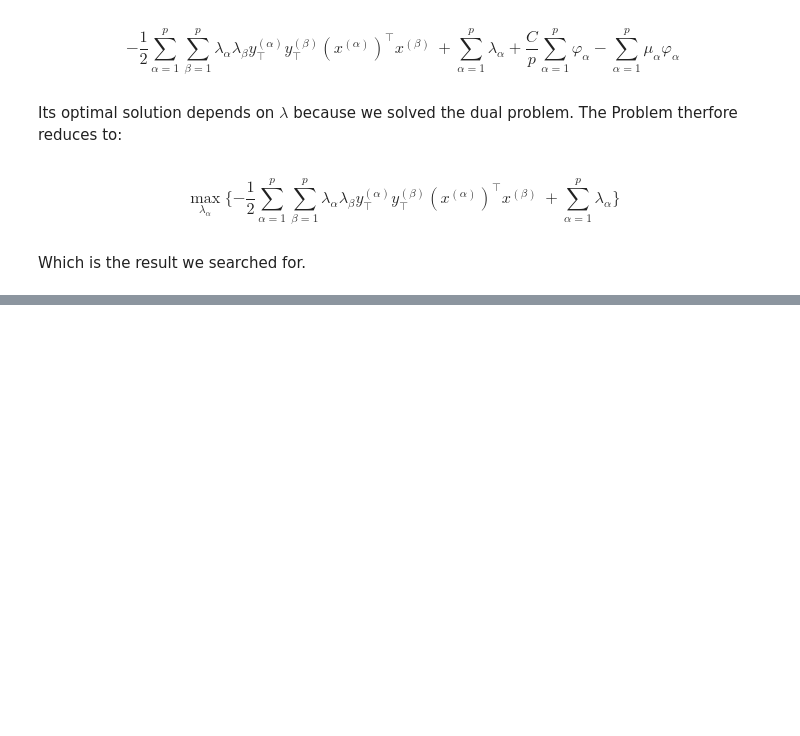
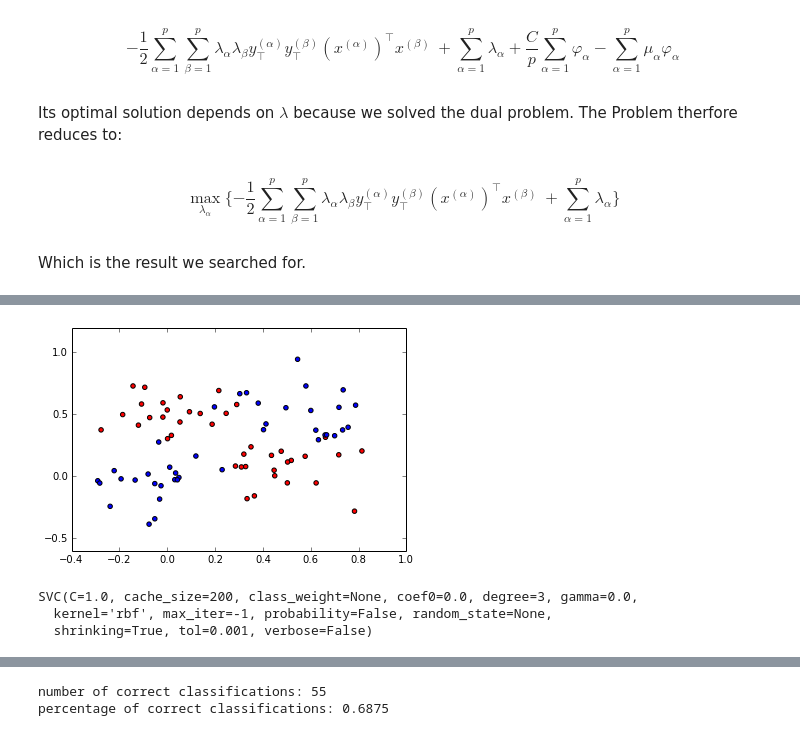
Before and after one commit to JensMeiners/MI1, a Jupyter notebook: Ex09/Ex09.ipynb, the cells around one changed output, grey strips where cells are left out. Saved outputs shown, nothing was run; the diff lists cells and outputs as text; code cells hidden in the pictures; blank space fills up the shorter version.

```diff
--- a/Ex09/Ex09.ipynb
+++ b/Ex09/Ex09.ipynb
@@ -45,3 +45,47 @@ Which is the result we searched for.
 <img src="Auswahl_2016-01-11_004.png">
 # %% [markdown]
 <img src="Auswahl_2016-01-11_005.png">
+# %%
+# imports
+import numpy as np
+import matplotlib.pyplot as plt
+import matplotlib as mpl
+from matplotlib import colors
+%matplotlib inline
+cmap = colors.LinearSegmentedColormap(
+    'red_blue_classes',
+    {'blue': [(0, 0.7, 0.7), (1, 1, 1)],
+     'green': [(0, 0.7, 0.7), (1, 0.7, 0.7)],
+     'red': [(0, 1, 1), (1, 0.7, 0.7)]})
+plt.cm.register_cmap(cmap=cmap)
+
+# generate training data
+cov = [[0.1, 0], [0, 0.1]]
+
+mean1 = [0. , 1.]
+mean2 = [1. , 0.]
+mean3 = [0. , 0.]
+mean4 = [1. , 1.]
+
+p1 = 0.5*(np.vstack((np.random.multivariate_normal(mean1, cov, 20), np.random.multivariate_normal(mean2, cov, 20))))
+p2 = 0.5*(np.vstack((np.random.multivariate_normal(mean3, cov, 20), np.random.multivariate_normal(mean4, cov, 20))))
+
+plt.scatter(p1[:,0], p1[:,1], c='red')
+plt.scatter(p2[:,0], p2[:,1], c='blue')
+plt.show()
+
+p1 = np.append(p1,np.ones((40,1)), axis=1)
+p2 = np.append(p2,np.zeros((40,1)), axis=1)
+
+train = np.append(p1,p2, axis =0)
+np.random.shuffle(train)
+
+p3 = 0.5*(np.vstack((np.random.multivariate_normal(mean1, cov, 20), np.random.multivariate_normal(mean2, cov, 20))))
+p4 = 0.5*(np.vstack((np.random.multivariate_normal(mean3, cov, 20), np.random.multivariate_normal(mean4, cov, 20))))
+p3 = np.append(p3,np.ones((40,1)), axis=1)
+p4 = np.append(p4,np.zeros((40,1)), axis=1)
+
+test = np.append(p3,p4, axis =0)
+np.random.shuffle(test)
+# %% [output]
+[figure, added]
@@ -48,4 +95,21 @@ Which is the result we searched for.
+# %%
+# train a C-SVM with standart parameters
+clf = SVC()
+clf.fit(train[:,0:2], train[:,2])
+# Note that the RBF Kernel is the default:
+# %% [output]
+SVC(C=1.0, cache_size=200, class_weight=None, coef0=0.0, degree=3, gamma=0.0,
+  kernel='rbf', max_iter=-1, probability=False, random_state=None,
+  shrinking=True, tol=0.001, verbose=False)
 # %% [markdown]
 <img src="Auswahl_2016-01-11_006.png">
+# %%
+e = (clf.predict(test[:,0:2]) == test[:,2]).sum()
+print 'number of correct classifications:',e
+e = e / 80.0
+print 'percentage of correct classifications:',e
+# %% [output]
+number of correct classifications: 55
+percentage of correct classifications: 0.6875
 # %% [markdown]
 <img src="Auswahl_2016-01-11_007.png">
```
Also changed, not shown: parts of 2 cells of this notebook.
